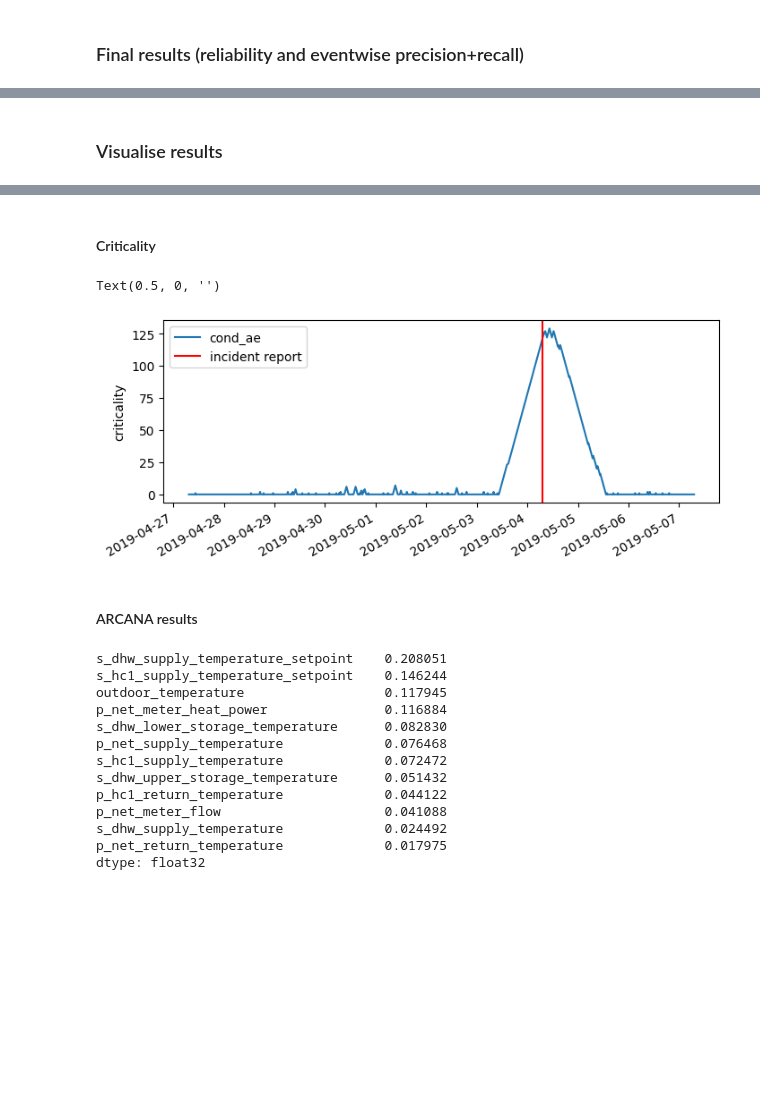
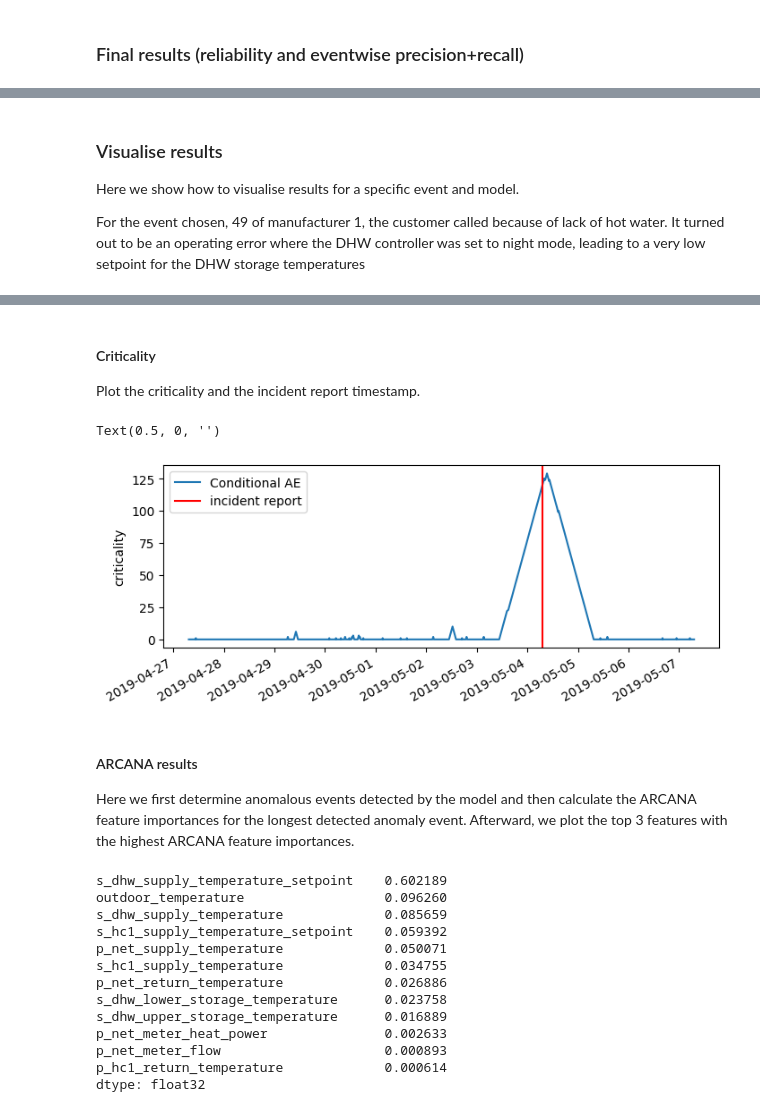
Before and after one commit to thgrass/EnergyFaultDetector, a Jupyter notebook: notebooks/PreDist/PreDist.ipynb, the cells around one changed output, grey strips where cells are left out. Drawn from its saved outputs; the diff is of its cells as text; code cells hidden in the pictures; blank space fills up the shorter version.

Commit message:
Remove time features from configs to remove work arounds and improve docstrings and comments in PreDist.ipynb and predist_utils.py.

```diff
--- a/notebooks/PreDist/PreDist.ipynb
+++ b/notebooks/PreDist/PreDist.ipynb
@@ -67,35 +80,32 @@ from joblib import Parallel, delayed
 
 # Select which dataset(s) and model configs to test:
 manufacturers = [1, 2]  # [1, 2]
-models = ['default_ae', 'cond_ae']  # ['default_ae', 'cond_ae', 'doy_ae']
+models = ['Default AE', 'Conditional AE']  # ['Default AE', 'Conditional AE', 'Day-of-year AE']
 
 results = {}
 for manufacturer in manufacturers:
     results[manufacturer] = {}
-    for config_name, config_file in model_configs[manufacturer]['config_files'].items():
-        if config_name not in models:
+    for model_name, config_file in model_configs[manufacturer]['config_files'].items():
+        if model_name not in models:
             continue
 
+        # get configuration and time features
         conf = Config(config_file)
-        dp_params = conf.config_dict['train']['data_preprocessor']['params']
-        ts_features = None
-        if dp_params.get('ts_features'):
-            ts_features = dp_params.pop('ts_features')  # remove time features from config
 
         # Prepare parameters for parallel execution
         bottleneck_ratio = model_configs[manufacturer]['bottleneck']
-        events_to_process = dataset.events[manufacturer].iterrows()
+        events_to_process = dataset.events[manufacturer].index
 
         # Run parallel over events
         # n_jobs=-1 uses all CPU cores. Adjust if memory is an issue.
         parallel_results = Parallel(n_jobs=-1, verbose=10)(
             delayed(train_or_get_model)(
-                event_id, dataset, manufacturer, config_name,
-                conf, bottleneck_ratio, load_from_file, ts_features
-            ) for event_id, event_row in events_to_process
+                event_id, dataset, manufacturer, model_name,
+                conf, bottleneck_ratio, load_from_file, time_features[model_name]
+            ) for event_id in events_to_process
         )
 
         # Create the results dictionary
-        results[manufacturer][config_name] = dict(parallel_results)
+        results[manufacturer][model_name] = dict(parallel_results)
 # %% [output]
 [Parallel(n_jobs=-1)]: Using backend LokyBackend with 20 concurrent workers.
@@ -196,8 +224,13 @@ Reliability: 0.73, Precision: 1.00, Recall: 0.35
 # %% [markdown]
 ### Visualise results
+
+Here we show how to visualise results for a specific event and model.
+
+For the event chosen, 49 of manufacturer 1, the customer called because of lack of hot water. It turned out to be an operating error where the DHW controller was set to night mode, leading to a very low setpoint for the DHW storage temperatures
 # %%
+# Choose event and model to plot results for
 manufacturer = 1
-config_name = 'cond_ae'
+model_name = 'Conditional AE'
 event_id = 49
 report_date = dataset.events[manufacturer].loc[event_id]['Report date']
 
@@ -221,23 +254,29 @@ Event start                                                             NaT
 Name: 49, dtype: object
 # %% [markdown]
 #### Criticality
+
+Plot the criticality and the incident report timestamp.
 # %%
-predictions = results[manufacturer][config_name][event_id]
+predictions = results[manufacturer][model_name][event_id]
 
 fig, ax = plt.subplots(1, 1, figsize=(8,3))
 crit = predictions.criticality()
-crit.plot(ax=ax, label=config_name)
+crit.plot(ax=ax, label=model_name)
 
-ax.axvline(report_date, label='incident report', c='r', linestyle='-')
+if pd.notna(report_date):
+    ax.axvline(report_date, label='incident report', c='r', linestyle='-')
 
 ax.legend(loc='upper left')
 ax.set_ylabel('criticality')
 ax.set_xlabel('')
 # %% [output]
 Text(0.5, 0, '')
-[figure, old version]
+[figure, new version]
 # %% [markdown]
 #### ARCANA results
+
+Here we first determine anomalous events detected by the model and then calculate the ARCANA feature importances for the longest detected anomaly event.
+Afterward, we plot the top 3 features with the highest ARCANA feature importances.
 # %%
 test_data = dataset.get_event_data(manufacturer, event_id)['test_data']
 
@@ -250,22 +289,22 @@ anomaly_events, _ = create_events(
 longest_anomaly_event = anomaly_events[anomaly_events['duration'] == anomaly_events['duration'].max()].iloc[0]
 
 # Calculate ARCANA feature importances
-top_features = get_arcana_importances(manufacturer, event_id, config_name, test_data.loc[longest_anomaly_event['start']:report_date])
+top_features = get_arcana_importances(manufacturer, event_id, model_name, test_data.loc[longest_anomaly_event['start']:report_date])
 
 top_features
 # %% [output]
-s_dhw_supply_temperature_setpoint    0.208051
-s_hc1_supply_temperature_setpoint    0.146244
-outdoor_temperature                  0.117945
-p_net_meter_heat_power               0.116884
-s_dhw_lower_storage_temperature      0.082830
-p_net_supply_temperature             0.076468
-s_hc1_supply_temperature             0.072472
-s_dhw_upper_storage_temperature      0.051432
-p_hc1_return_temperature             0.044122
-p_net_meter_flow                     0.041088
-s_dhw_supply_temperature             0.024492
-p_net_return_temperature             0.017975
+s_dhw_supply_temperature_setpoint    0.602189
+outdoor_temperature                  0.096260
+s_dhw_supply_temperature             0.085659
+s_hc1_supply_temperature_setpoint    0.059392
+p_net_supply_temperature             0.050071
+s_hc1_supply_temperature             0.034755
+p_net_return_temperature             0.026886
+s_dhw_lower_storage_temperature      0.023758
+s_dhw_upper_storage_temperature      0.016889
+p_net_meter_heat_power               0.002633
+p_net_meter_flow                     0.000893
+p_hc1_return_temperature             0.000614
 dtype: float32
 # %%
 # Plot the reconstruction of the top 3
```
Also changed, not shown: parts of 10 cells of this notebook, 5 other files.
